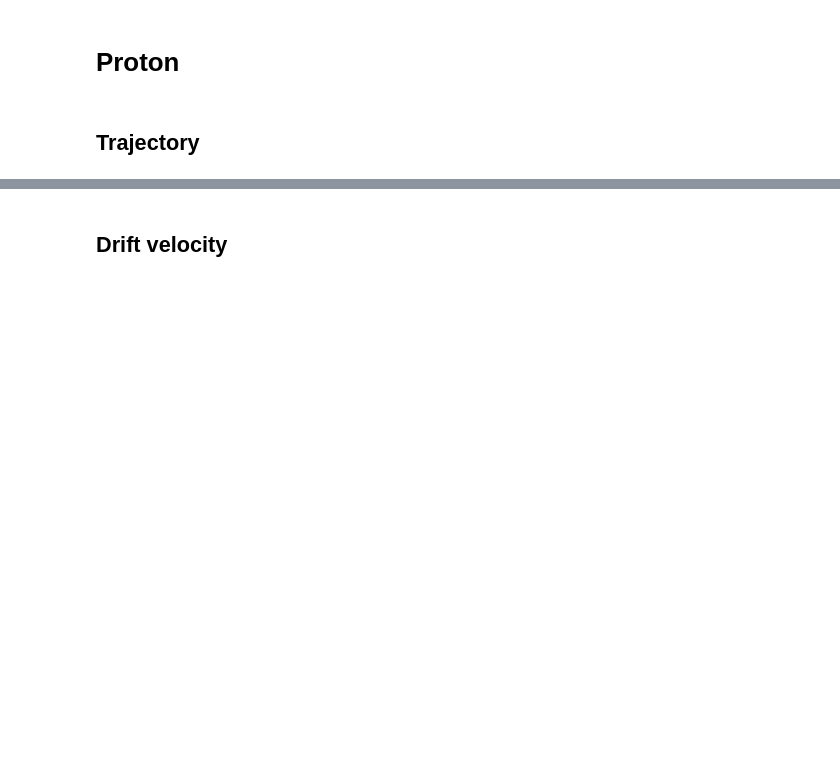
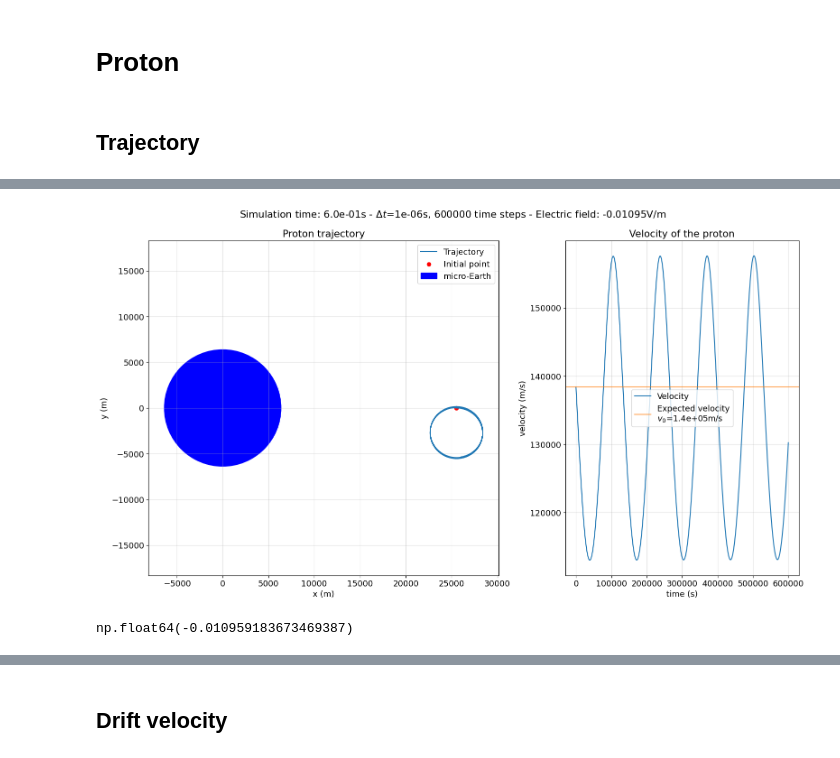
Before and after one commit to K-i-t-K-a-t/reportrepo, a Jupyter notebook: q4.ipynb, the cells around one changed output, grey strips where cells are left out. Saved outputs shown, nothing was run; the diff lists cells and outputs as text; code cells hidden in the pictures; blank space fills up the shorter version.

```diff
--- a/q4.ipynb
+++ b/q4.ipynb
@@ -76,0 +96,6 @@ plt.show()
+# %%
+drift = []
+e_linspace = np.linspace(10, 13, 50)
+for e in e_linspace:
+    r_ELECTRON, v_ELECTRON = update_ELECTRON(e)
+    drift.append(np.unwrap(np.arctan2(r_ELECTRON[:, 1], r_ELECTRON[:, 0])).std())
@@ -137,0 +134,66 @@ plt.show()
+# %%
+STEPS = 600000
+dt = 1e-6
+ELECTRIC_FIELD = -0.01095 # V/m
+# %%
+# CONSTANTS FOR INTEGRATION
+C_PROTON = dt * ELEMENTARY_CHARGE / MASS_PROTON * MAGNETIC_FIELD * RADIUS**3
+ROTATION_MATRIX = np.array([[0, 1], [-1, 0]])
+
+@njit
+def update_PROTON(e):
+
+    # POSITION ARRAYS (AT t=0, L=4)
+    r_PROTON = np.empty((STEPS, 2))
+    r_PROTON[0] = np.array([4*RADIUS, 0])
+
+    # VELOCITY ARRAYS (AT t=0, VELOCITY IS RADIAL)
+    v_PROTON = np.empty((STEPS, 2))
+    v_PROTON[0] = np.array([np.sqrt(2*ENERGY_PROTON/MASS_PROTON), 0])
+
+    for step in range(1, STEPS):
+
+        r = r_PROTON[step-1]
+        v = v_PROTON[step-1]
+
+        b_field = MAGNETIC_FIELD * (RADIUS/norm(r))**3
+        e_field = e * r / norm(r)
+
+        force = ELEMENTARY_CHARGE * (e_field + b_field * ROTATION_MATRIX @ v)
+        a = force / MASS_PROTON
+
+        v_PROTON[step] = v + dt*a
+        r_PROTON[step] = r + dt/2*(v_PROTON[step] + v) #+ dt**2/2*a
+
+    return r_PROTON, v_PROTON
+
+r_PROTON, v_PROTON = update_PROTON(ELECTRIC_FIELD)
+
+fig, axs = plt.subplots(1, 2, figsize=(16, 9), gridspec_kw={'width_ratios':[0.6, 0.4]})
+axs[0].plot(r_PROTON[1:, 0], r_PROTON[1:, 1], label='Trajectory')
+axs[0].scatter(r_PROTON[0, 0], r_PROTON[0, 1], color='red', label='Initial point')
+axs[0].add_patch(Circle((0, 0), RADIUS, color='blue', label='micro-Earth'))
+axs[0].autoscale_view()
+axs[0].set_title('Proton trajectory')
+axs[0].set_xlabel('x (m)')
+axs[0].set_ylabel('y (m)')
+axs[0].legend()
+axs[0].grid(alpha=.4)
+axs[0].axis('equal')
+
+axs[1].plot(range(STEPS), norm(v_PROTON, axis=1), label='Velocity')
+axs[1].axhline(norm(v_PROTON[0]), label='Expected velocity\n' rf'$v_0$={norm(v_PROTON[0]):.1e}m/s', c='tab:orange', alpha=.7)
+#axs[1].axhline(3.0e8, label='Speed of light', c='red', alpha=.7)
+if np.max(norm(v_PROTON, axis=1)) > 3.0e8:
+    axs[1].fill_between(range(STEPS), 3.0e8, axs[1].get_ylim()[1], alpha=.2, color='red')
+axs[1].set_xlabel('time (s)')
+axs[1].set_ylabel('velocity (m/s)')
+axs[1].legend()
+axs[1].grid(alpha=.4)
+axs[1].set_title('Velocity of the proton')
+
+fig.suptitle(rf'Simulation time: {STEPS*dt:.1e}s - $\Delta t$={dt}s, {STEPS} time steps - Electric field: {ELECTRIC_FIELD}V/m')
+fig.tight_layout()
+plt.show()
+# %% [output]
+[figure, added]
@@ -137,0 +206,4 @@ plt.show()
+# %%
+e_linspace[np.argmin(np.abs(drift))]
+# %% [output]
+np.float64(-0.010959183673469387)
```
Also changed, not shown: parts of 14 cells of this notebook.
